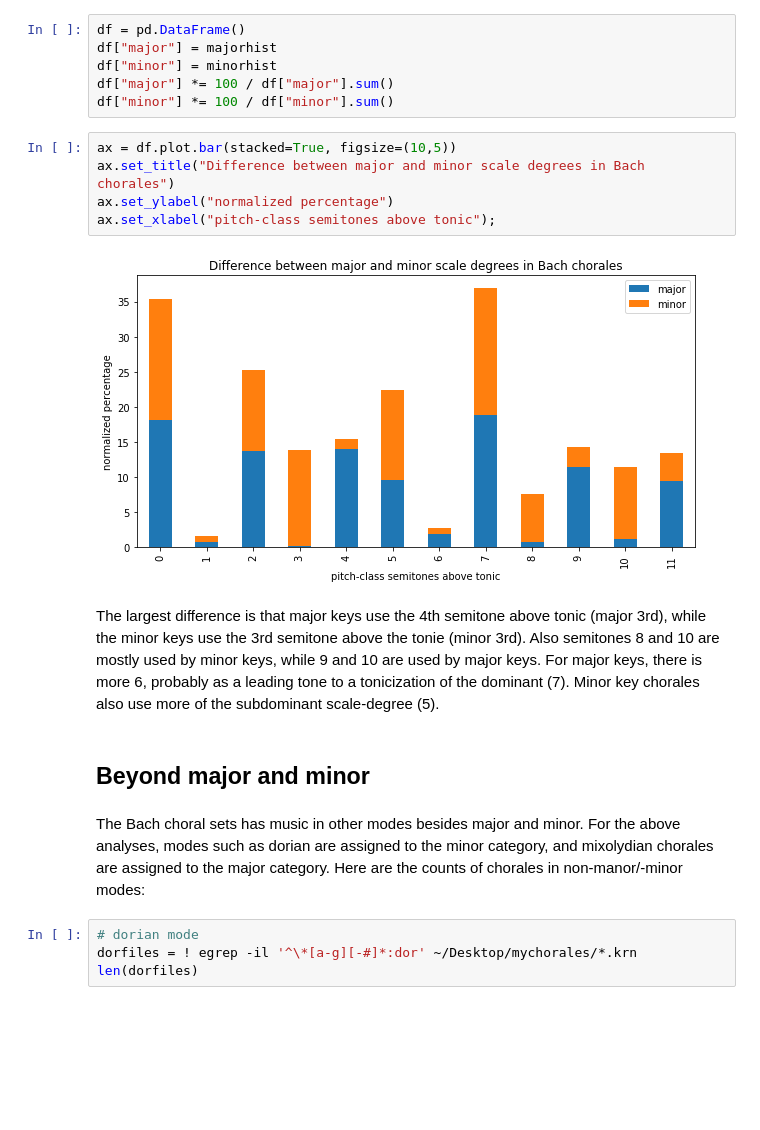
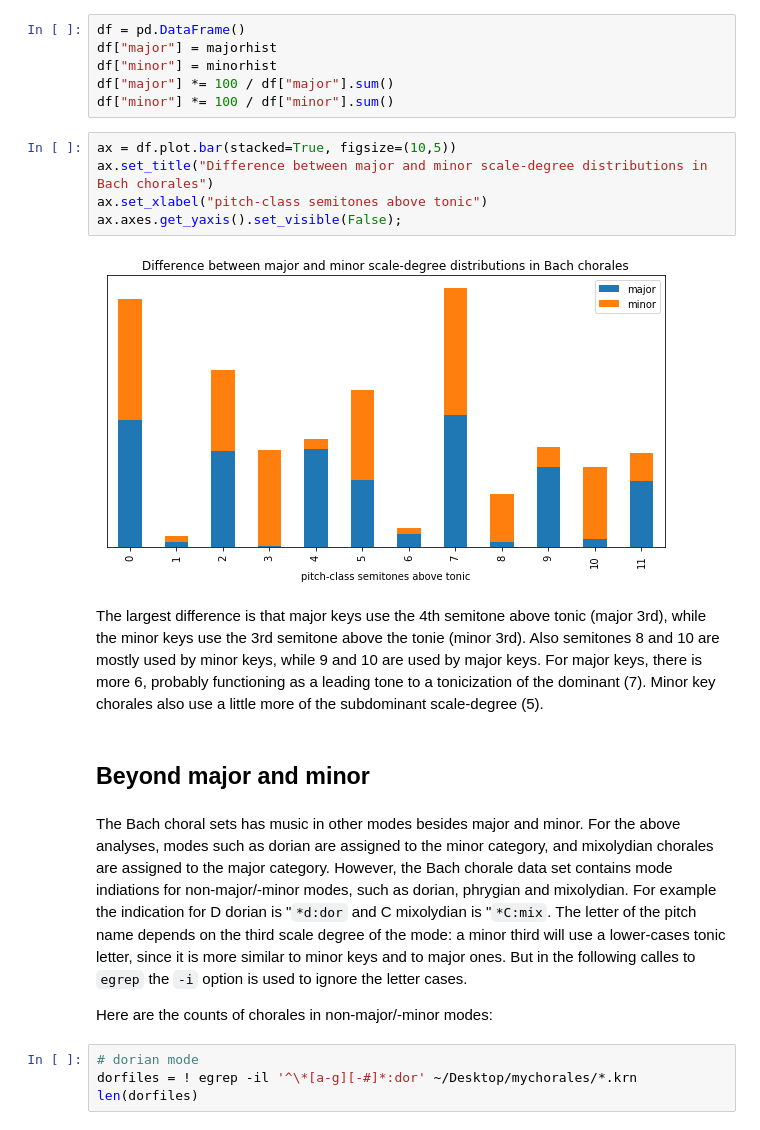
Before and after one commit to humdrum-tools/humdrum-notebooks, a Jupyter notebook: jupyter/craig/barplots/barplots.ipynb, the cells around one changed output. Saved outputs shown, nothing was run; the diff lists cells and outputs as text; blank space fills up the shorter version.

```diff
--- a/jupyter/craig/barplots/barplots.ipynb
+++ b/jupyter/craig/barplots/barplots.ipynb
@@ -328,17 +341,19 @@ df["major"] *= 100 / df["major"].sum()
 df["minor"] *= 100 / df["minor"].sum()
 # %%
 ax = df.plot.bar(stacked=True, figsize=(10,5))
-ax.set_title("Difference between major and minor scale degrees in Bach chorales")
-ax.set_ylabel("normalized percentage")
-ax.set_xlabel("pitch-class semitones above tonic");
+ax.set_title("Difference between major and minor scale-degree distributions in Bach chorales")
+ax.set_xlabel("pitch-class semitones above tonic")
+ax.axes.get_yaxis().set_visible(False);
 # %% [output]
-[figure, old version]
+[figure, new version]
 # %% [markdown]
-The largest difference is that major keys use the 4th semitone above tonic (major 3rd), while the minor keys use the 3rd semitone above the tonie (minor 3rd). Also semitones 8 and 10 are mostly used by minor keys, while 9 and 10 are used by major keys.  For major keys, there is more 6, probably as a leading tone to a tonicization of the dominant (7).  Minor key chorales also use more of the subdominant scale-degree (5).
+The largest difference is that major keys use the 4th semitone above tonic (major 3rd), while the minor keys use the 3rd semitone above the tonie (minor 3rd). Also semitones 8 and 10 are mostly used by minor keys, while 9 and 10 are used by major keys.  For major keys, there is more 6, probably functioning as a leading tone to a tonicization of the dominant (7).  Minor key chorales also use a little more of the subdominant scale-degree (5).
 # %% [markdown]
 ## Beyond major and minor
 # %% [markdown]
-The Bach choral sets has music in other modes besides major and minor.  For the above analyses, modes such as dorian are assigned to the minor category, and mixolydian chorales are assigned to the major category.  Here are the counts of chorales in non-manor/-minor modes:
+The Bach choral sets has music in other modes besides major and minor.  For the above analyses, modes such as dorian are assigned to the minor category, and mixolydian chorales are assigned to the major category. However, the Bach chorale data set contains mode indiations for non-major/-minor modes, such as dorian, phrygian and mixolydian.  For example the indication for D dorian is "`*d:dor` and C mixolydian is "`*C:mix`.  The letter of the pitch name depends on the third scale degree of the mode: a minor third will use a lower-cases tonic letter, since it is more similar to minor keys and to major ones.  But in the following calles to `egrep` the `-i` option is used to ignore the letter cases.
+
+Here are the counts of chorales in non-major/-minor modes:
 # %%
 # dorian mode
 dorfiles = ! egrep -il '^\*[a-g][-#]*:dor' ~/Desktop/mychorales/*.krn
```
Also changed, not shown: parts of 37 cells of this notebook.
